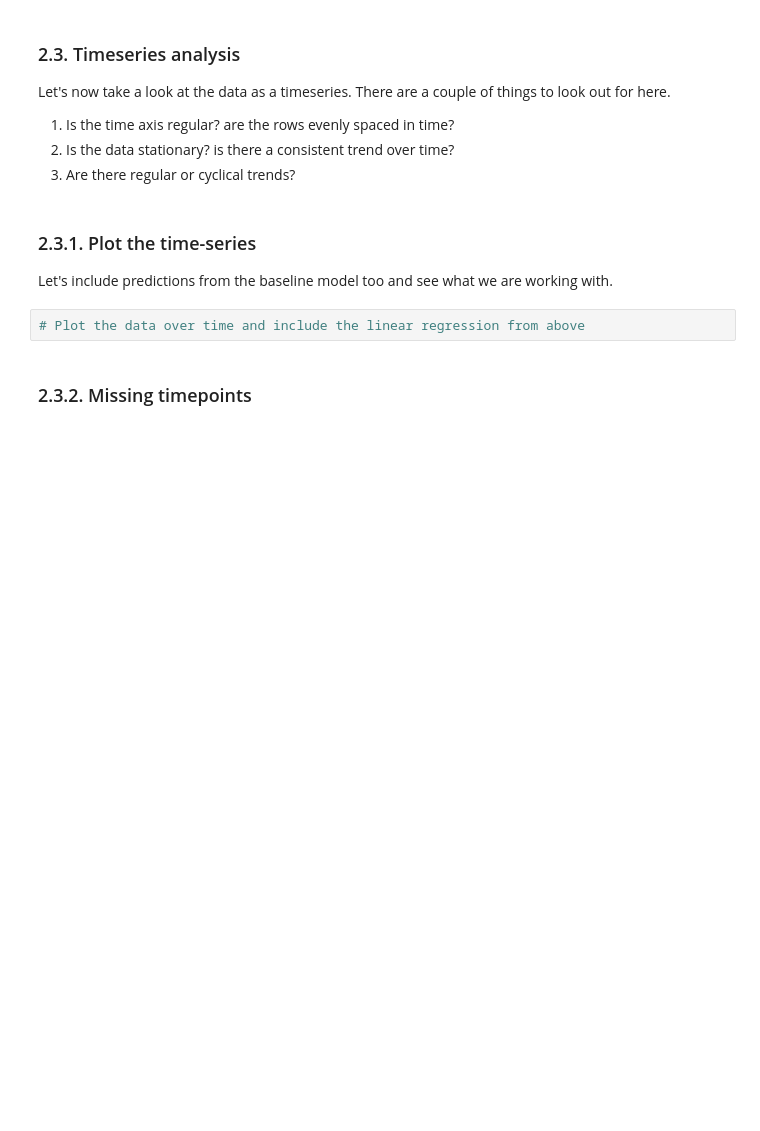
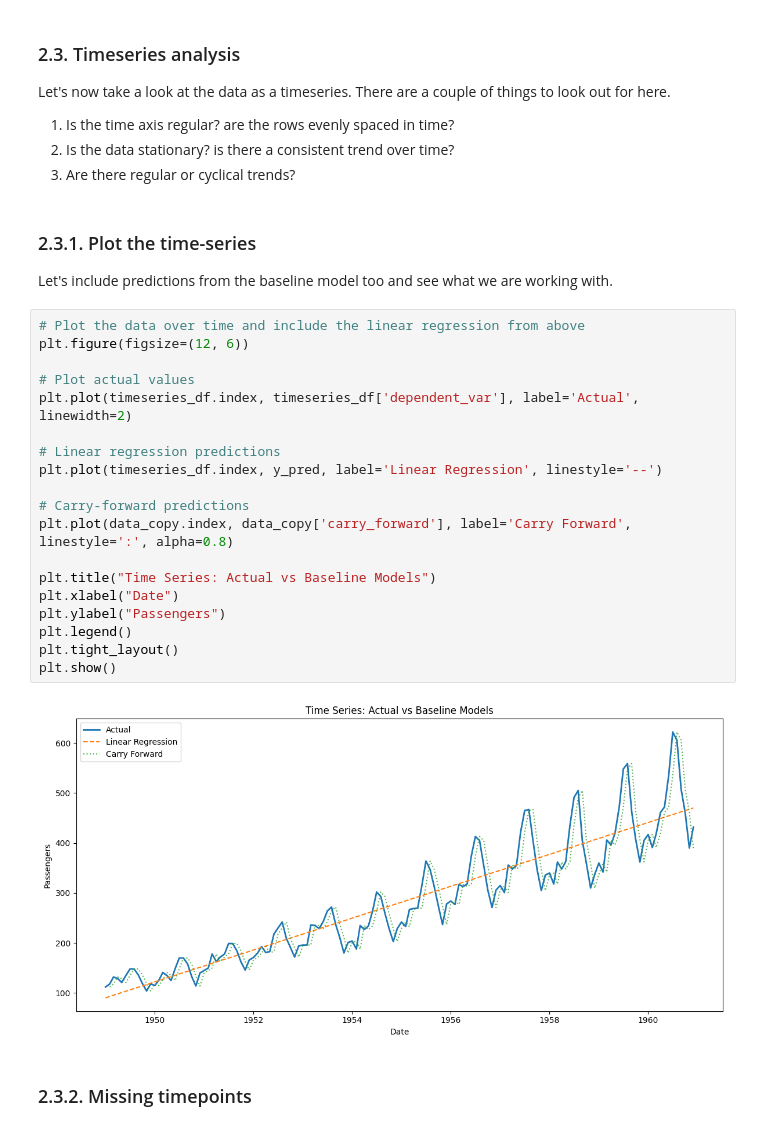
Before and after one commit to 4GeeksAcademy/Jack-Porter-time-series-project, a Jupyter notebook: notebooks/mvp.ipynb, the cells around one changed output. Drawn from its saved outputs; the diff is of its cells as text; blank space fills up the shorter version.

```diff
--- a/notebooks/mvp.ipynb
+++ b/notebooks/mvp.ipynb
@@ -148,8 +158,27 @@ Let's now take a look at the data as a timeseries. There are a couple of things
 ### 2.3.1. Plot the time-series
 
 Let's include predictions from the baseline model too and see what we are working with.
-# %%
-# Plot the data over time and include the linear regression from above
+# %%
+# Plot the data over time and include the linear regression from above
+plt.figure(figsize=(12, 6))
+
+# Plot actual values
+plt.plot(timeseries_df.index, timeseries_df['dependent_var'], label='Actual', linewidth=2)
+
+# Linear regression predictions
+plt.plot(timeseries_df.index, y_pred, label='Linear Regression', linestyle='--')
+
+# Carry-forward predictions
+plt.plot(data_copy.index, data_copy['carry_forward'], label='Carry Forward', linestyle=':', alpha=0.8)
+
+plt.title("Time Series: Actual vs Baseline Models")
+plt.xlabel("Date")
+plt.ylabel("Passengers")
+plt.legend()
+plt.tight_layout()
+plt.show()
+# %% [output]
+[figure, added]
 # %% [markdown]
 ### 2.3.2. Missing timepoints
 # %% [markdown]
```
Also changed, not shown: parts of 6 cells of this notebook.
